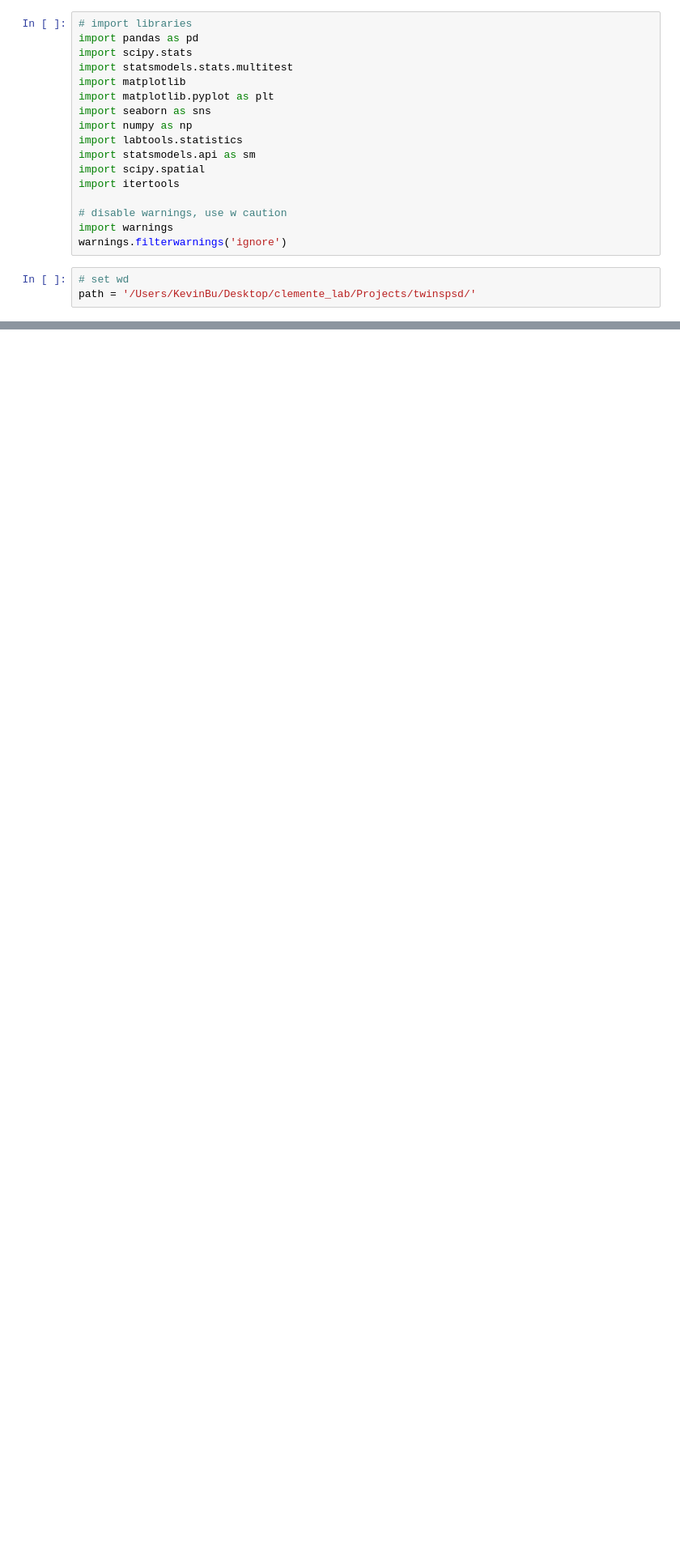
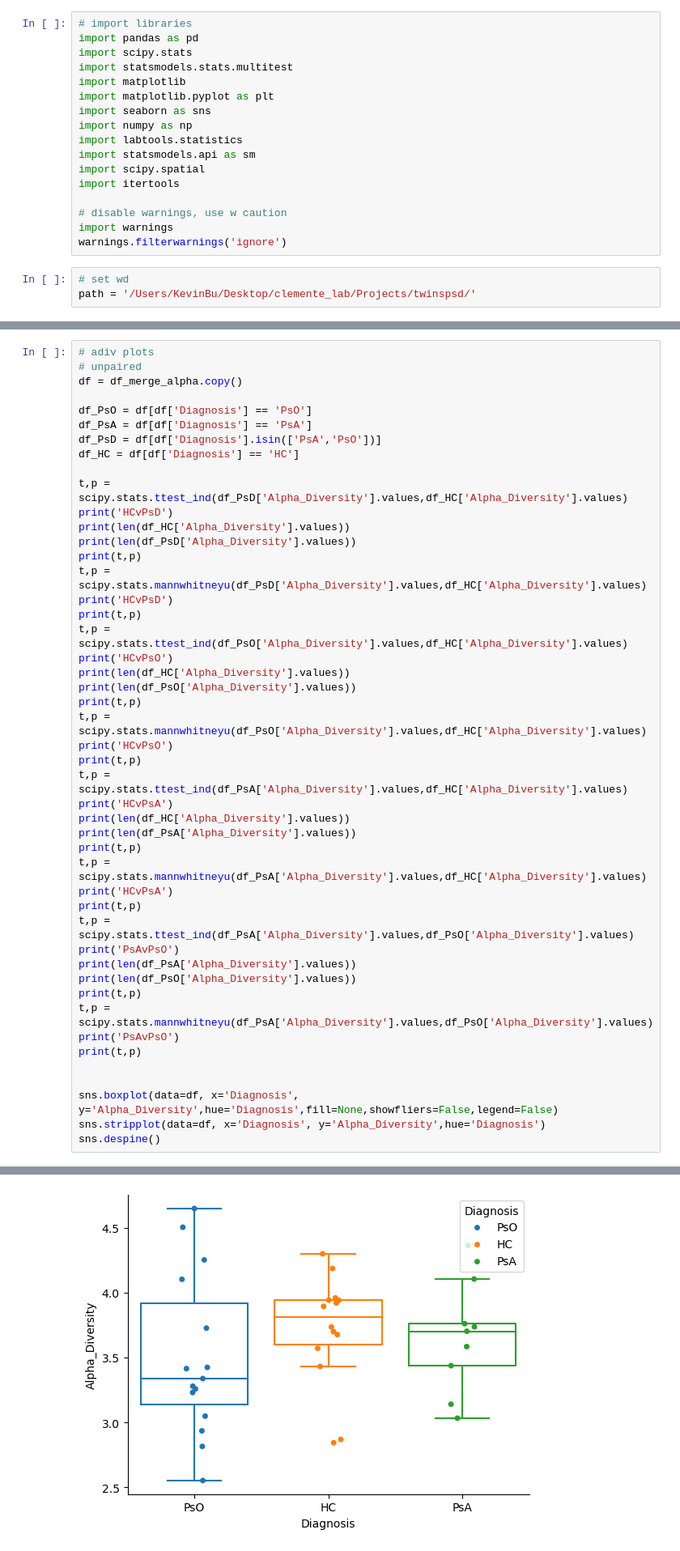
Before and after one commit to kbpi314/twinspsd, a Jupyter notebook: code/twinspsd_v1.ipynb, the cells around one changed output, grey strips where cells are left out. Shown: that part at 81% size. Cells and saved outputs as stored; diff of their text form; blank space fills up the shorter version.

```diff
--- a/code/twinspsd_v1.ipynb
+++ b/code/twinspsd_v1.ipynb
@@ -75,0 +456,48 @@ Name: count, dtype: int64
+# %%
+# adiv plots
+# unpaired
+df = df_merge_alpha.copy()
+
+df_PsO = df[df['Diagnosis'] == 'PsO']
+df_PsA = df[df['Diagnosis'] == 'PsA']
+df_PsD = df[df['Diagnosis'].isin(['PsA','PsO'])]
+df_HC = df[df['Diagnosis'] == 'HC']
+
+t,p = scipy.stats.ttest_ind(df_PsD['Alpha_Diversity'].values,df_HC['Alpha_Diversity'].values)
+print('HCvPsD')
+print(len(df_HC['Alpha_Diversity'].values))
+print(len(df_PsD['Alpha_Diversity'].values))
+print(t,p)
+t,p = scipy.stats.mannwhitneyu(df_PsD['Alpha_Diversity'].values,df_HC['Alpha_Diversity'].values)
+print('HCvPsD')
+print(t,p)
+t,p = scipy.stats.ttest_ind(df_PsO['Alpha_Diversity'].values,df_HC['Alpha_Diversity'].values)
+print('HCvPsO')
+print(len(df_HC['Alpha_Diversity'].values))
+print(len(df_PsO['Alpha_Diversity'].values))
+print(t,p)
+t,p = scipy.stats.mannwhitneyu(df_PsO['Alpha_Diversity'].values,df_HC['Alpha_Diversity'].values)
+print('HCvPsO')
+print(t,p)
+t,p = scipy.stats.ttest_ind(df_PsA['Alpha_Diversity'].values,df_HC['Alpha_Diversity'].values)
+print('HCvPsA')
+print(len(df_HC['Alpha_Diversity'].values))
+print(len(df_PsA['Alpha_Diversity'].values))
+print(t,p)
+t,p = scipy.stats.mannwhitneyu(df_PsA['Alpha_Diversity'].values,df_HC['Alpha_Diversity'].values)
+print('HCvPsA')
+print(t,p)
+t,p = scipy.stats.ttest_ind(df_PsA['Alpha_Diversity'].values,df_PsO['Alpha_Diversity'].values)
+print('PsAvPsO')
+print(len(df_PsA['Alpha_Diversity'].values))
+print(len(df_PsO['Alpha_Diversity'].values))
+print(t,p)
+t,p = scipy.stats.mannwhitneyu(df_PsA['Alpha_Diversity'].values,df_PsO['Alpha_Diversity'].values)
+print('PsAvPsO')
+print(t,p)
+
+
+sns.boxplot(data=df, x='Diagnosis', y='Alpha_Diversity',hue='Diagnosis',fill=None,showfliers=False,legend=False)
+sns.stripplot(data=df, x='Diagnosis', y='Alpha_Diversity',hue='Diagnosis')
+sns.despine()
+# %% [output]
@@ -75,0 +521 @@ Name: count, dtype: int64
+[figure, added]
```
Also changed, not shown: parts of 22 cells of this notebook, 3 other files.
